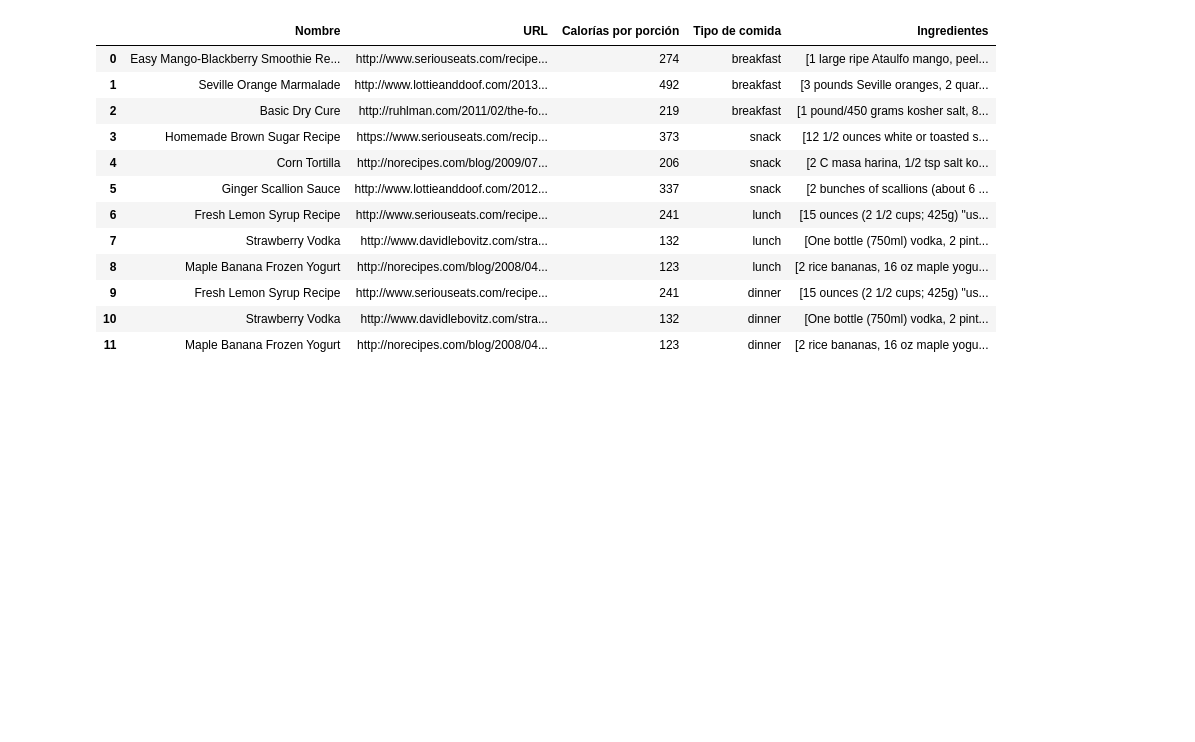
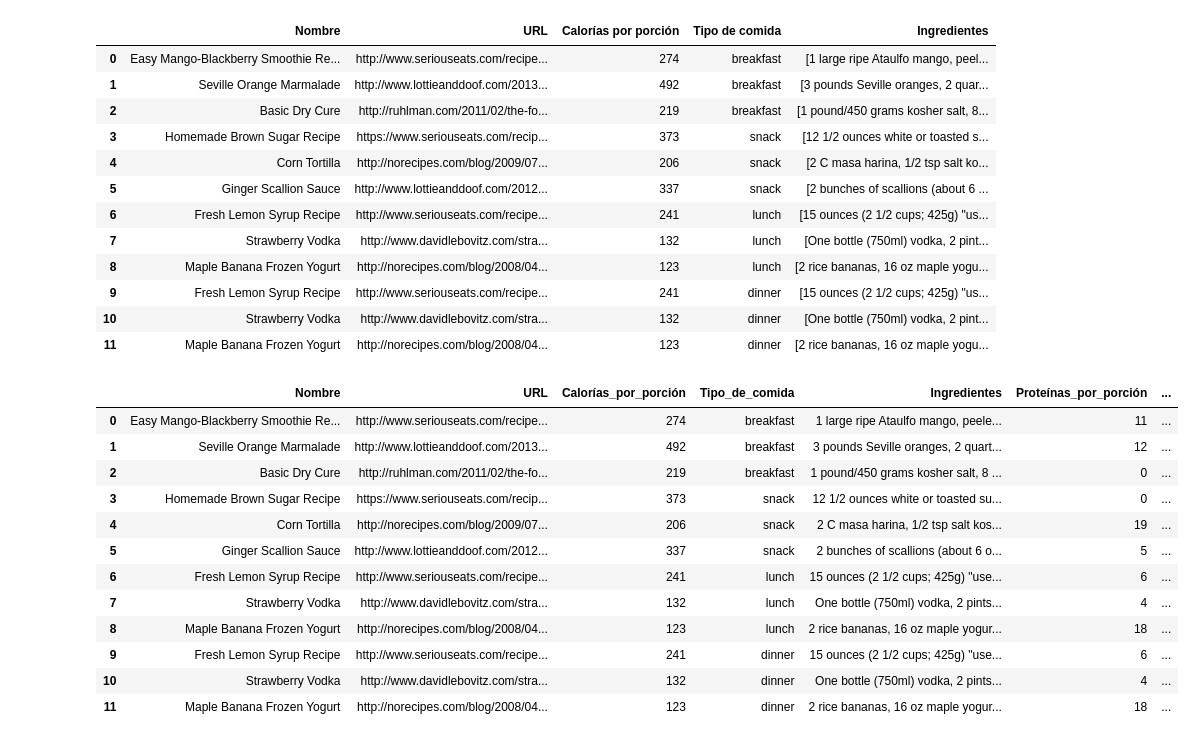
Before and after one commit to lohe040789/Proyecto-Final-Ironhack, a Jupyter notebook: extraccion_api.ipynb, the cells around one changed output. Drawn from its saved outputs; the diff is of its cells as text; code cells hidden in the pictures; blank space fills up the shorter version.

```diff
--- a/extraccion_api.ipynb
+++ b/extraccion_api.ipynb
@@ -168,0 +216,16 @@ df_recipes
+# %%
+df_recipes
+# %% [output]
+|  | Nombre | URL | Calorías_por_porción | Tipo_de_comida | Ingredientes | Proteínas_por_porción | ... |
+| 0 | Easy Mango-Blackberry Smoothie Re... | http://www.seriouseats.com/recipe... | 274 | breakfast | 1 large ripe Ataulfo mango, peele... | 11 | ... |
+| 1 | Seville Orange Marmalade | http://www.lottieanddoof.com/2013... | 492 | breakfast | 3 pounds Seville oranges, 2 quart... | 12 | ... |
+| 2 | Basic Dry Cure | http://ruhlman.com/2011/02/the-fo... | 219 | breakfast | 1 pound/450 grams kosher salt, 8 ... | 0 | ... |
+| 3 | Homemade Brown Sugar Recipe | https://www.seriouseats.com/recip... | 373 | snack | 12 1/2 ounces white or toasted su... | 0 | ... |
+| 4 | Corn Tortilla | http://norecipes.com/blog/2009/07... | 206 | snack | 2 C masa harina, 1/2 tsp salt kos... | 19 | ... |
+| 5 | Ginger Scallion Sauce | http://www.lottieanddoof.com/2012... | 337 | snack | 2 bunches of scallions (about 6 o... | 5 | ... |
+| 6 | Fresh Lemon Syrup Recipe | http://www.seriouseats.com/recipe... | 241 | lunch | 15 ounces (2 1/2 cups; 425g) "use... | 6 | ... |
+| 7 | Strawberry Vodka | http://www.davidlebovitz.com/stra... | 132 | lunch | One bottle (750ml) vodka, 2 pints... | 4 | ... |
+| 8 | Maple Banana Frozen Yogurt | http://norecipes.com/blog/2008/04... | 123 | lunch | 2 rice bananas, 16 oz maple yogur... | 18 | ... |
+| 9 | Fresh Lemon Syrup Recipe | http://www.seriouseats.com/recipe... | 241 | dinner | 15 ounces (2 1/2 cups; 425g) "use... | 6 | ... |
+| 10 | Strawberry Vodka | http://www.davidlebovitz.com/stra... | 132 | dinner | One bottle (750ml) vodka, 2 pints... | 4 | ... |
+| 11 | Maple Banana Frozen Yogurt | http://norecipes.com/blog/2008/04... | 123 | dinner | 2 rice bananas, 16 oz maple yogur... | 18 | ... |
```
Also changed, not shown: parts of 5 cells of this notebook.
